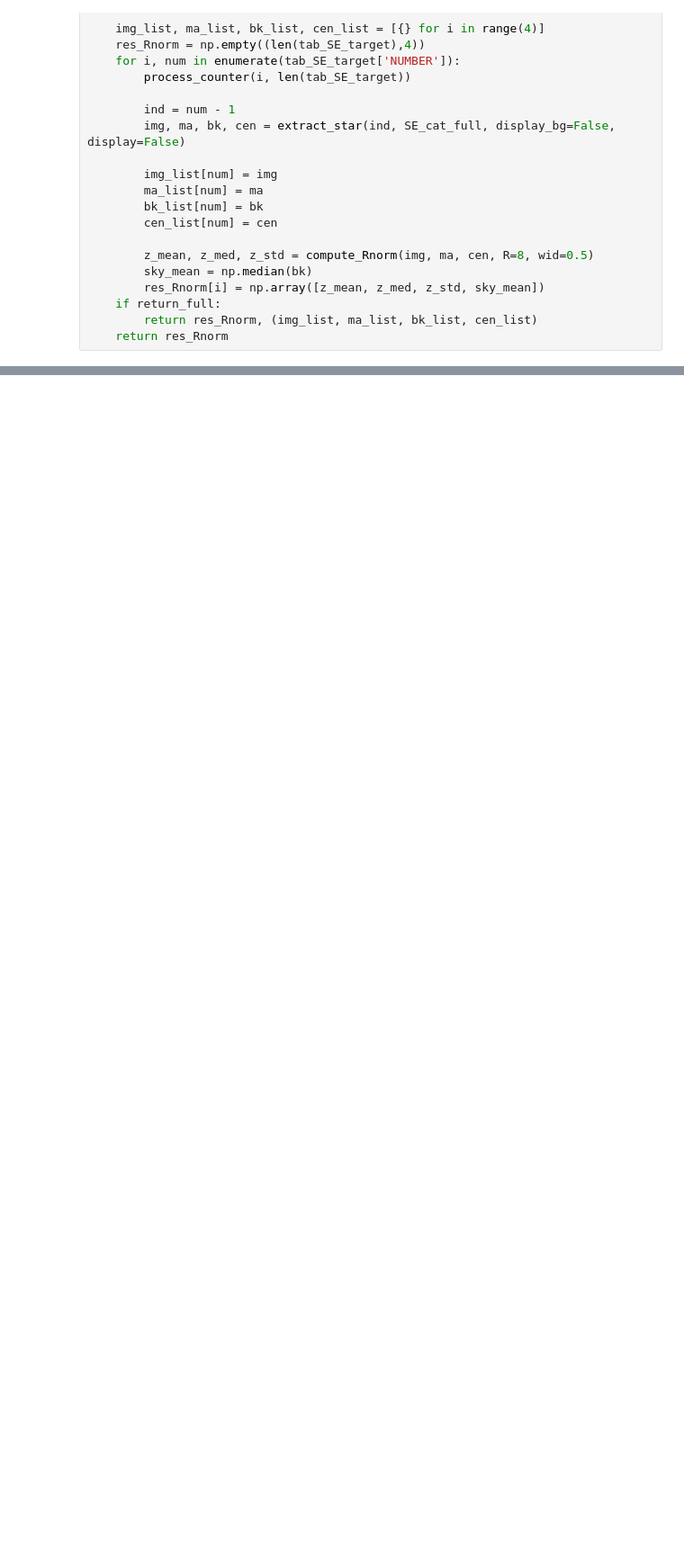
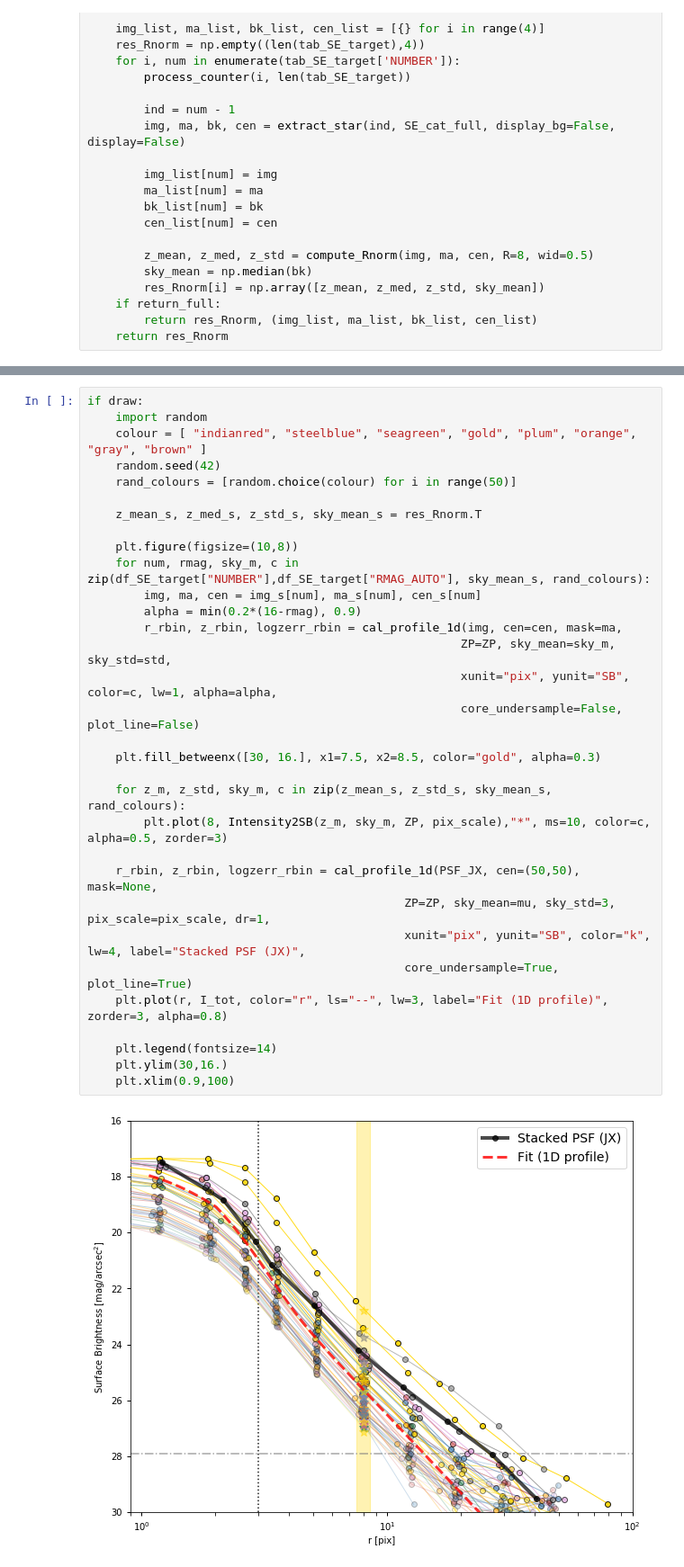
Before and after one commit to qliu4676/elderflower, a Jupyter notebook: Measure_SE_APASS_demo.ipynb, the cells around one changed output, grey strips where cells are left out. Shown at 90% size. Saved outputs shown, nothing was run; the diff lists cells and outputs as text; blank space fills up the shorter version.

```diff
--- a/Measure_SE_APASS_demo.ipynb
+++ b/Measure_SE_APASS_demo.ipynb
@@ -352,0 +405,34 @@ completed: 215/217
+# %%
+if draw:
+    import random
+    colour = [ "indianred", "steelblue", "seagreen", "gold", "plum", "orange", "gray", "brown" ]
+    random.seed(42)
+    rand_colours = [random.choice(colour) for i in range(50)]
+
+    z_mean_s, z_med_s, z_std_s, sky_mean_s = res_Rnorm.T
+
+    plt.figure(figsize=(10,8))
+    for num, rmag, sky_m, c in zip(df_SE_target["NUMBER"],df_SE_target["RMAG_AUTO"], sky_mean_s, rand_colours):
+        img, ma, cen = img_s[num], ma_s[num], cen_s[num]
+        alpha = min(0.2*(16-rmag), 0.9)
+        r_rbin, z_rbin, logzerr_rbin = cal_profile_1d(img, cen=cen, mask=ma,
+                                                     ZP=ZP, sky_mean=sky_m, sky_std=std,
+                                                     xunit="pix", yunit="SB", color=c, lw=1, alpha=alpha,
+                                                     core_undersample=False, plot_line=False)
+
+    plt.fill_betweenx([30, 16.], x1=7.5, x2=8.5, color="gold", alpha=0.3)
+
+    for z_m, z_std, sky_m, c in zip(z_mean_s, z_std_s, sky_mean_s, rand_colours):
+        plt.plot(8, Intensity2SB(z_m, sky_m, ZP, pix_scale),"*", ms=10, color=c, alpha=0.5, zorder=3)
+
+    r_rbin, z_rbin, logzerr_rbin = cal_profile_1d(PSF_JX, cen=(50,50), mask=None,
+                                             ZP=ZP, sky_mean=mu, sky_std=3, pix_scale=pix_scale, dr=1,
+                                             xunit="pix", yunit="SB", color="k", lw=4, label="Stacked PSF (JX)",
+                                             core_undersample=True, plot_line=True)
+    plt.plot(r, I_tot, color="r", ls="--", lw=3, label="Fit (1D profile)", zorder=3, alpha=0.8)
+
+    plt.legend(fontsize=14)
+    plt.ylim(30,16.)
+    plt.xlim(0.9,100)
+# %% [output]
+[figure, added]
```
Also changed, not shown: parts of 5 cells of this notebook.
